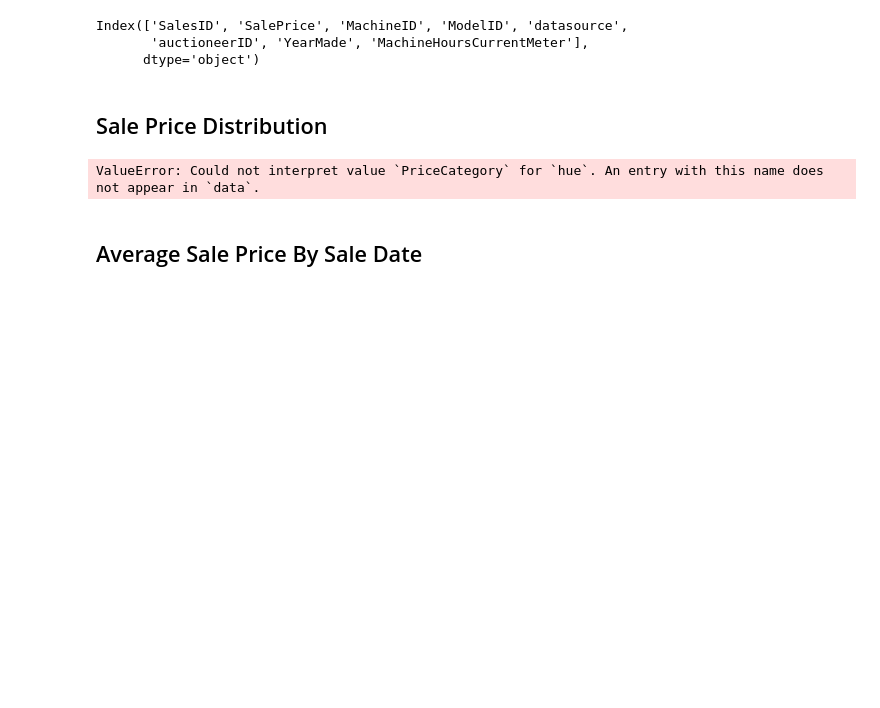
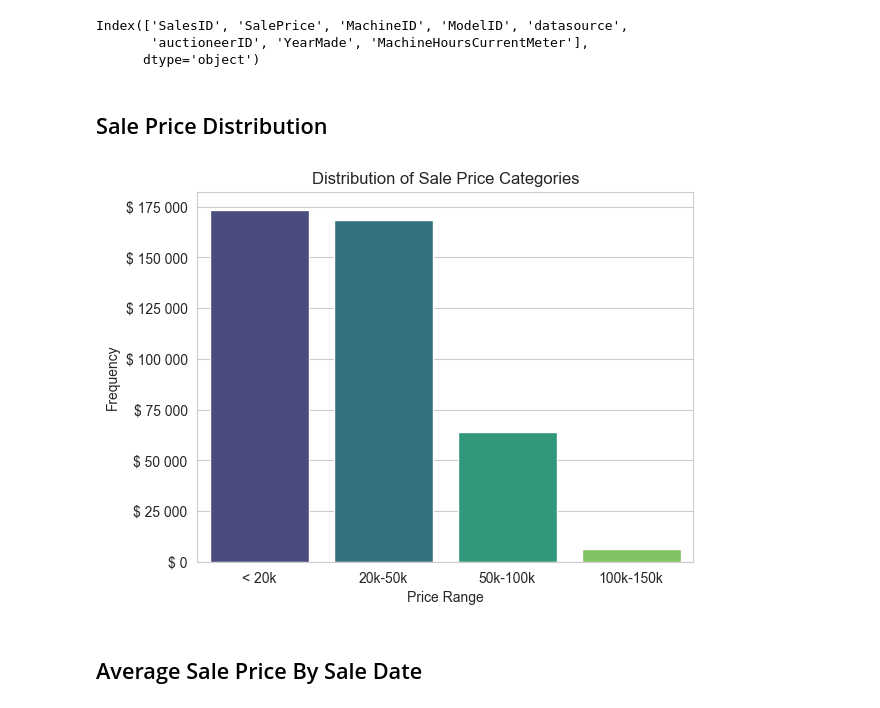
Before and after one commit to Dan-Popescu/Bulldozers_Price_Regression_Notebook, a Jupyter notebook: bulldozers_price_regression.ipynb, the cells around one changed output. Saved outputs shown, nothing was run; the diff lists cells and outputs as text; code cells hidden in the pictures; blank space fills up the shorter version.

```diff
--- a/bulldozers_price_regression.ipynb
+++ b/bulldozers_price_regression.ipynb
@@ -130,21 +130,22 @@ Index(['SalesID', 'SalePrice', 'MachineID', 'ModelID', 'datasource',
 ## Sale Price Distribution
 # %%
 # Define bins and labels for price categories to be visualized
-bins = [0, 20000, 50000, 100000, 150000]
+bins = [0, 20_000, 50_000, 100_000, 150_000]
 labels = ["< 20k", "20k-50k", "50k-100k", "100k-150k"]
 
 # Visualize distribution
 sns.countplot(data=df,
               x=pd.cut(df["SalePrice"], bins=bins, labels=labels), # price category
               palette="viridis",
-              hue="PriceCategory")
+              hue=pd.cut(df["SalePrice"], bins=bins, labels=labels)
+              )
 plt.title("Distribution of Sale Price Categories")
 plt.xlabel("Price Range")
 plt.ylabel("Frequency")
 plt.gca().yaxis.set_major_formatter(mticker.FuncFormatter(mu.format_to_dollars))
 plt.show()
 # %% [output]
-ValueError: Could not interpret value `PriceCategory` for `hue`. An entry with this name does not appear in `data`.
+[figure, added]
 # %% [markdown]
 ## Average Sale Price By Sale Date
 # %%
```
Also changed, not shown: parts of 4 cells of this notebook, 1 other file.
